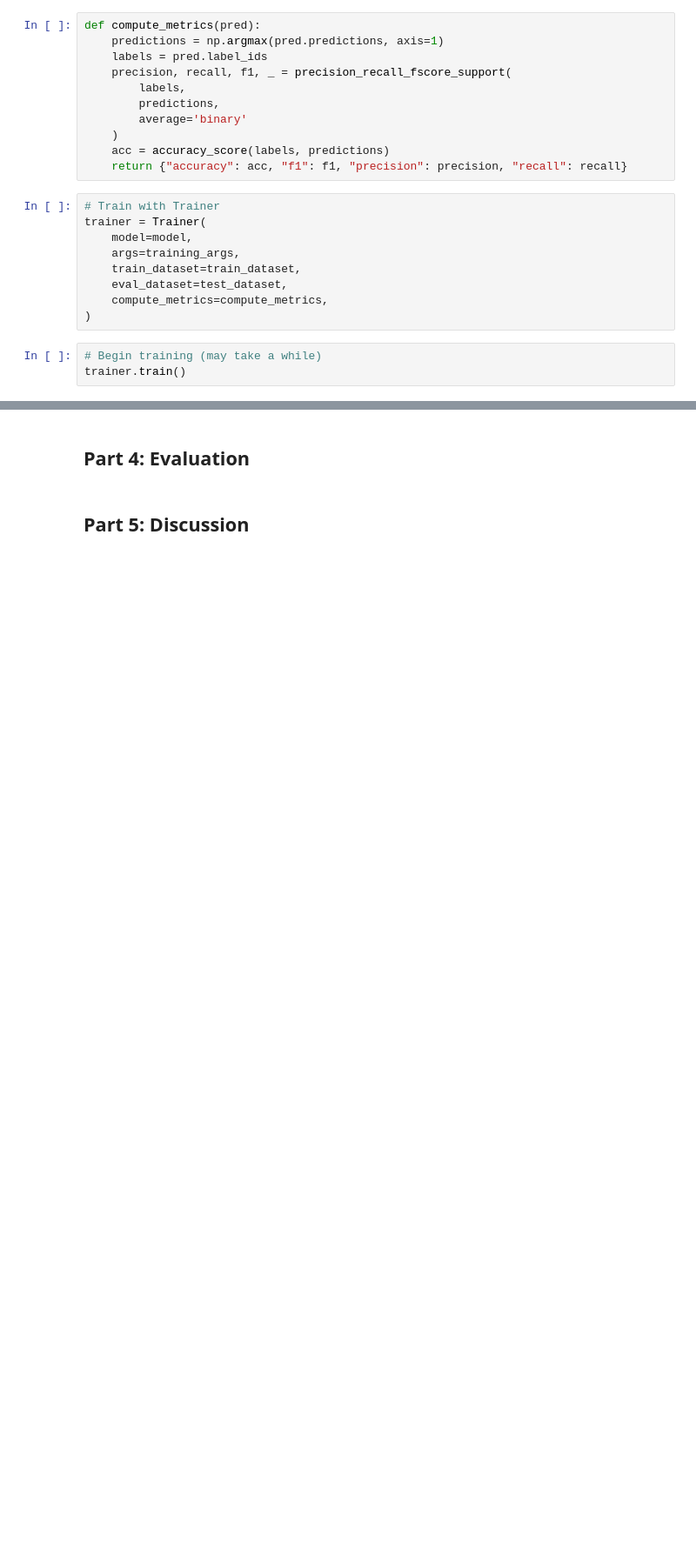
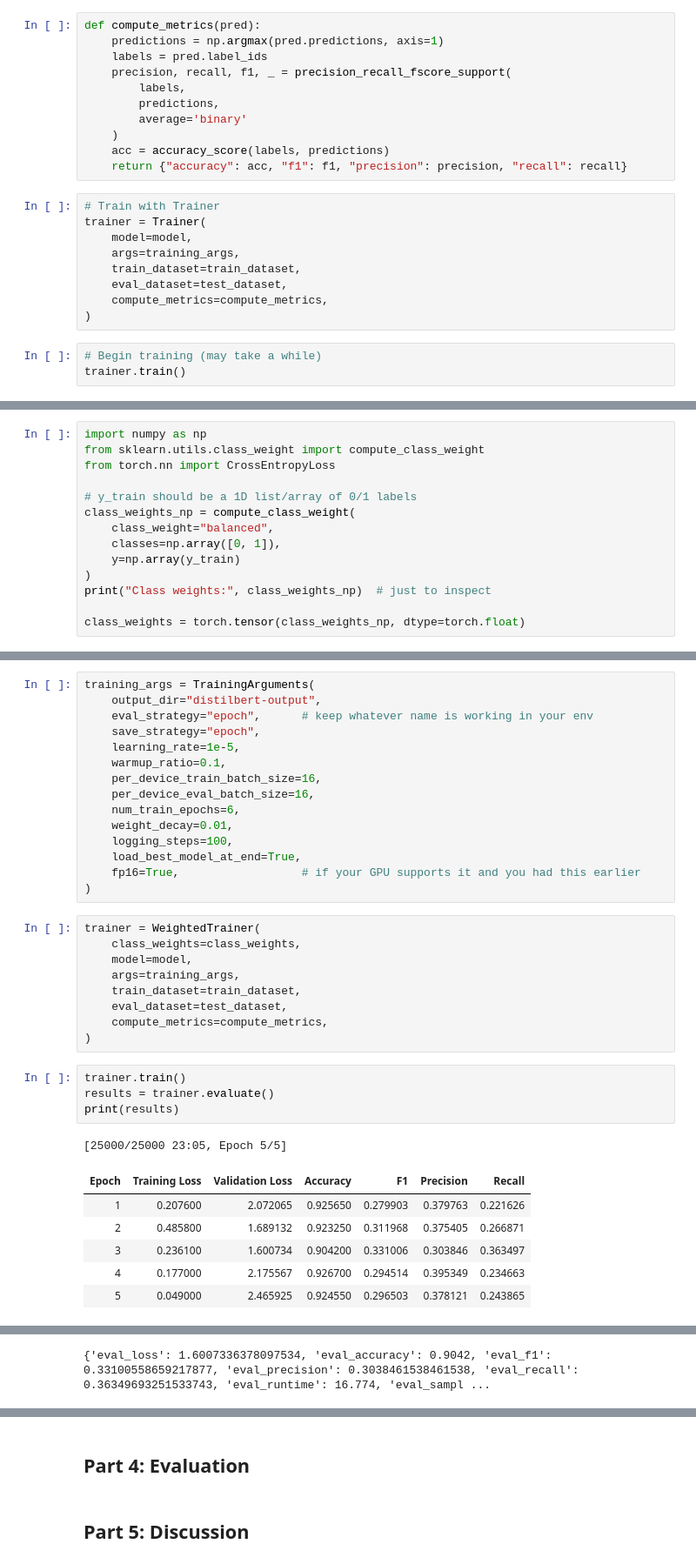
Before and after one commit to jontruong05/cse158-assignment2, a Jupyter notebook: workbook.ipynb, the cells around one changed output, grey strips where cells are left out. Shown: that part at 87% size. Drawn from its saved outputs; the diff is of its cells as text; blank space fills up the shorter version.

Commit message:
finished training DistilBERT model with optimal config

```diff
--- a/workbook.ipynb
+++ b/workbook.ipynb
@@ -342,0 +359,14 @@ print("Spoiler" if pred == 1 else "Not a spoiler")
+# %%
+import numpy as np
+from sklearn.utils.class_weight import compute_class_weight
+from torch.nn import CrossEntropyLoss
+
+# y_train should be a 1D list/array of 0/1 labels
+class_weights_np = compute_class_weight(
+    class_weight="balanced",
+    classes=np.array([0, 1]),
+    y=np.array(y_train)
+)
+print("Class weights:", class_weights_np)  # just to inspect
+
+class_weights = torch.tensor(class_weights_np, dtype=torch.float)
@@ -342,0 +420,36 @@ print("Spoiler" if pred == 1 else "Not a spoiler")
+# %%
+training_args = TrainingArguments(
+    output_dir="distilbert-output",
+    eval_strategy="epoch",      # keep whatever name is working in your env
+    save_strategy="epoch",
+    learning_rate=1e-5,
+    warmup_ratio=0.1,
+    per_device_train_batch_size=16,
+    per_device_eval_batch_size=16,
+    num_train_epochs=6,
+    weight_decay=0.01,
+    logging_steps=100,
+    load_best_model_at_end=True,
+    fp16=True,                  # if your GPU supports it and you had this earlier
+)
+# %%
+trainer = WeightedTrainer(
+    class_weights=class_weights,
+    model=model,
+    args=training_args,
+    train_dataset=train_dataset,
+    eval_dataset=test_dataset,
+    compute_metrics=compute_metrics,
+)
+# %%
+trainer.train()
+results = trainer.evaluate()
+print(results)
+# %% [output]
+[25000/25000 23:05, Epoch 5/5]
+| Epoch | Training Loss | Validation Loss | Accuracy | F1 | Precision | Recall |
+| 1 | 0.207600 | 2.072065 | 0.925650 | 0.279903 | 0.379763 | 0.221626 |
+| 2 | 0.485800 | 1.689132 | 0.923250 | 0.311968 | 0.375405 | 0.266871 |
+| 3 | 0.236100 | 1.600734 | 0.904200 | 0.331006 | 0.303846 | 0.363497 |
+| 4 | 0.177000 | 2.175567 | 0.926700 | 0.294514 | 0.395349 | 0.234663 |
+| 5 | 0.049000 | 2.465925 | 0.924550 | 0.296503 | 0.378121 | 0.243865 |
@@ -342,0 +457 @@ print("Spoiler" if pred == 1 else "Not a spoiler")
+{'eval_loss': 1.6007336378097534, 'eval_accuracy': 0.9042, 'eval_f1': 0.33100558659217877, 'eval_precision': 0.3038461538461538, 'eval_recall': 0.36349693251533743, 'eval_runtime': 16.774, 'eval_sampl ...
```
Also changed, not shown: parts of 13 cells of this notebook.
